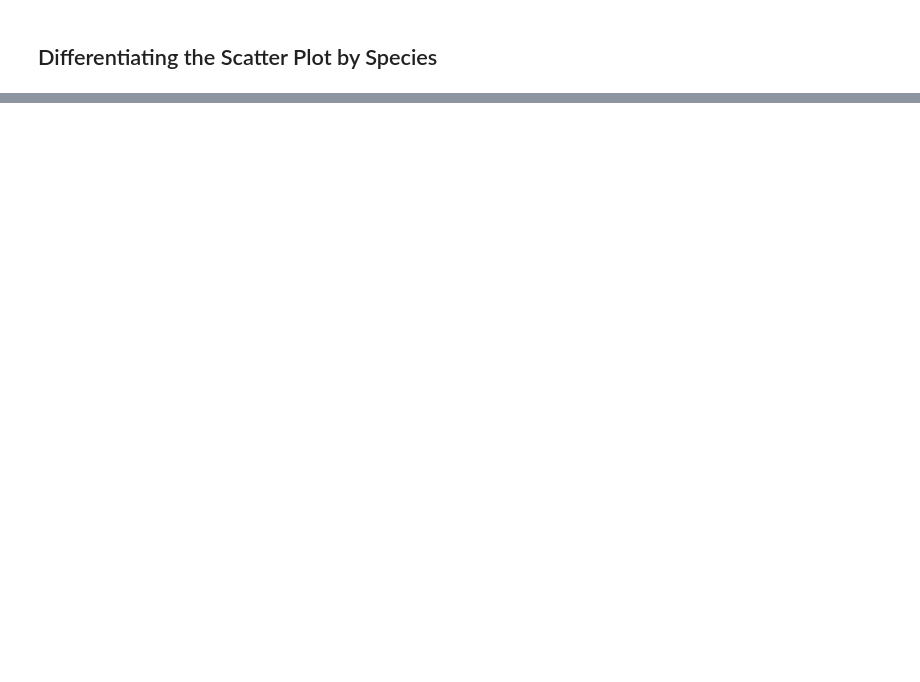
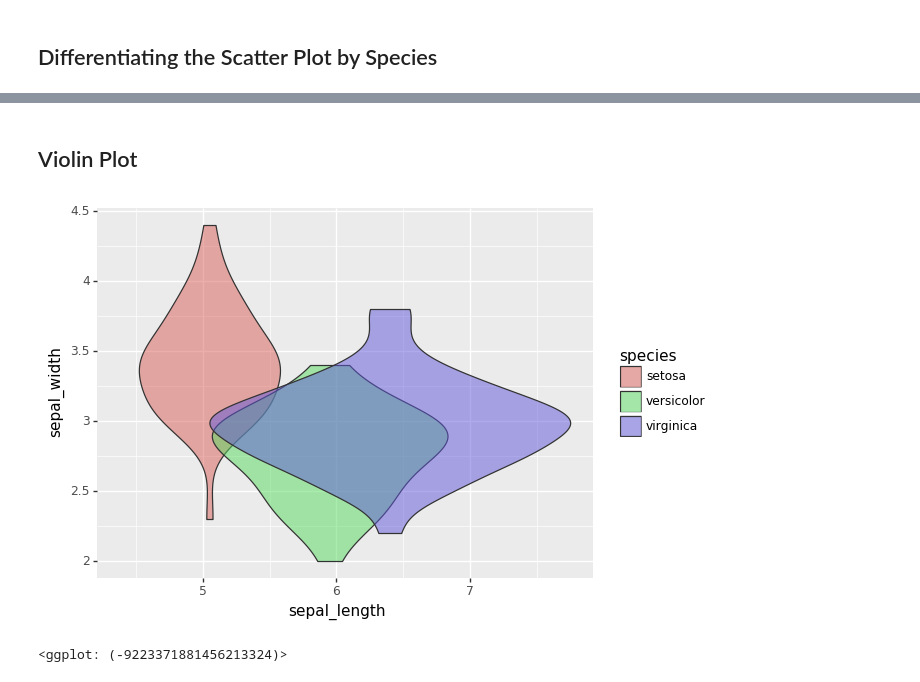
Before and after one commit to slingam00/Introduction_to_Data_Science, a Jupyter notebook: plotnine.ipynb, the cells around one changed output, grey strips where cells are left out. Cells and saved outputs as stored; diff of their text form; code cells hidden in the pictures; blank space fills up the shorter version.

```diff
--- a/plotnine.ipynb
+++ b/plotnine.ipynb
@@ -38,0 +45,9 @@ ggplot(mpg) + geom_boxplot(aes(x='cyl', y='hwy'))
+# %% [markdown]
+## Violin Plot
+# %%
+(ggplot(data, aes("sepal_length", "sepal_width", fill = "species")) +
+ geom_violin(alpha = 0.5)
+)
+# %% [output]
+[figure, added]
+<ggplot: (-9223371881456213324)>
```
Also changed, not shown: parts of 8 cells of this notebook.
